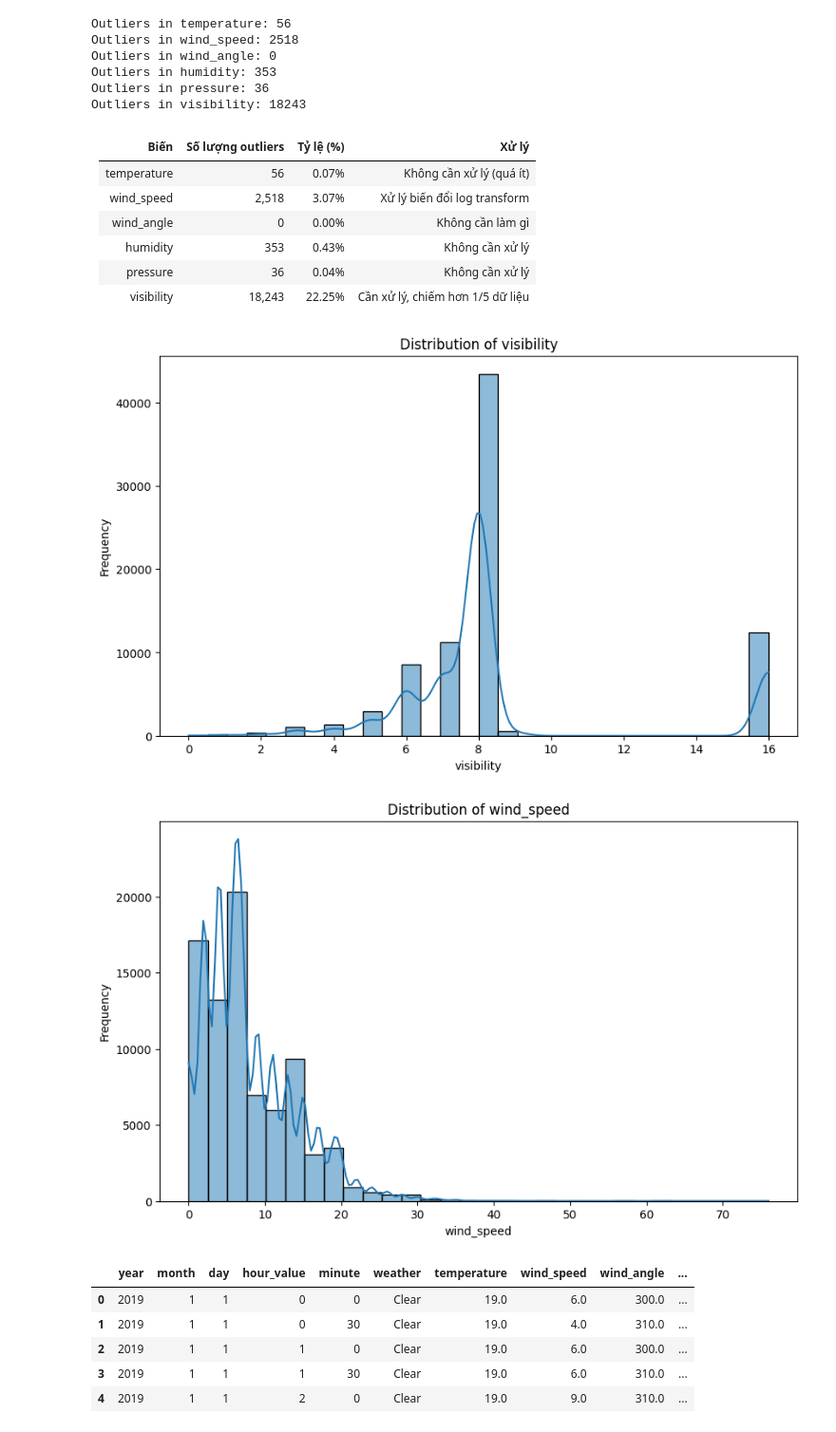
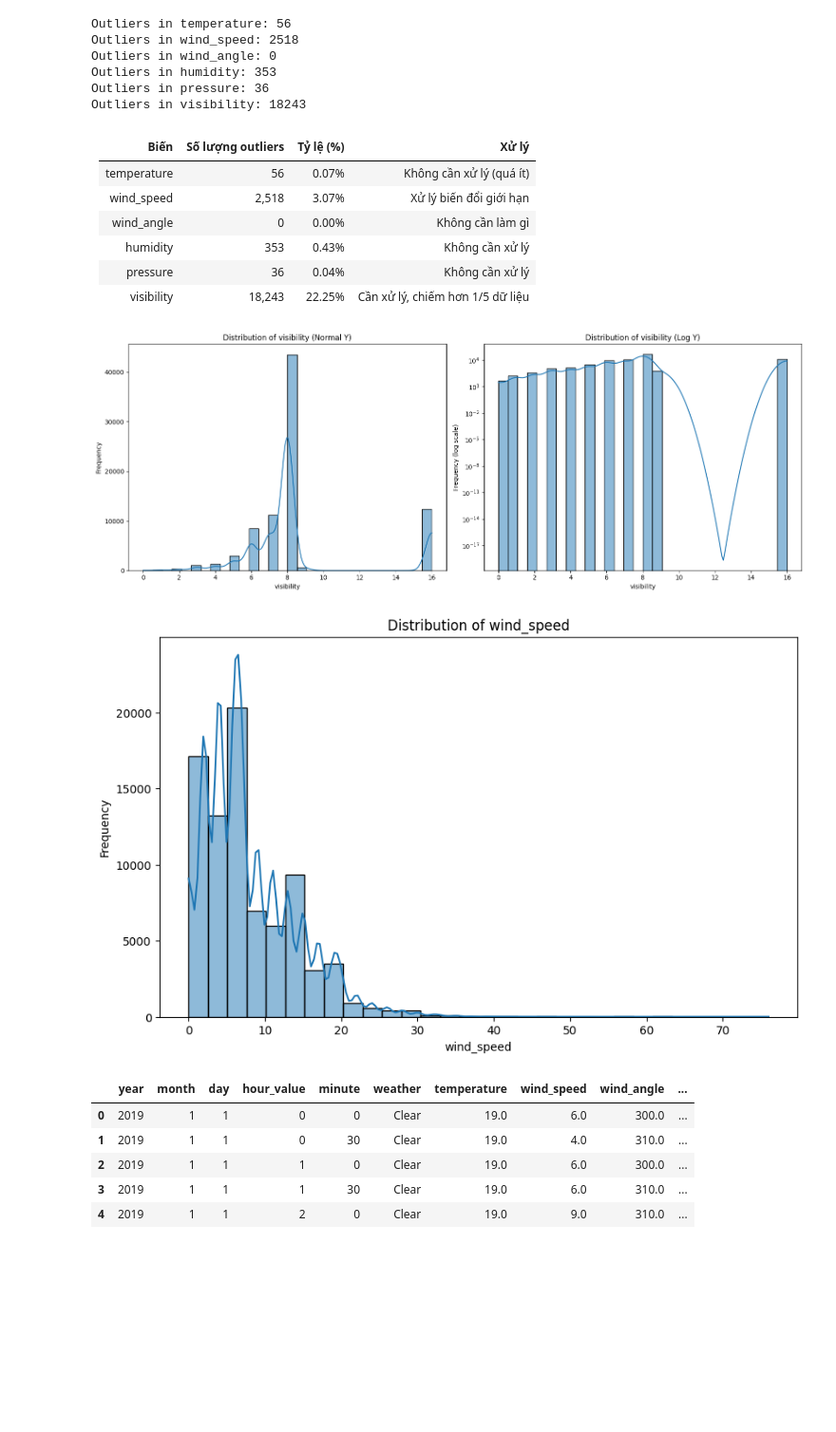
Before and after one commit to WinG-282k4/Weather-forecast, a Jupyter notebook: Clean_data.ipynb, the cells around one changed output. Shown: that part at 95% size. Drawn from its saved outputs; the diff is of its cells as text; code cells hidden in the pictures; blank space fills up the shorter version.

```diff
--- a/Clean_data.ipynb
+++ b/Clean_data.ipynb
@@ -56,7 +56,7 @@ def simplify_weather(desc):
     elif any(keyword in desc for keyword in ["overcast", "broken clouds", "scattered clouds", "mostly cloudy","more clouds than sun"]):
         return "Cloudy"
 
-    elif any(keyword in desc for keyword in ["clear", "sunny", "hot", "warm", "mild", "passing clouds","partly cloudy"]):
+    elif any(keyword in desc for keyword in ["clear", "sunny", "hot", "warm", "mild", "passing clouds","partly cloudy", "low clouds"]):
         return "Clear"
 
     else:
@@ -148,7 +148,7 @@ Outliers in visibility: 18243
 | Biến         | Số lượng outliers | Tỷ lệ (%) | Xử lý                                 |
 |--------------|-------------------|-----------|----------------------------------------|
 | temperature  | 56                | 0.07%     | Không cần xử lý (quá ít)               |
-| wind_speed   | 2,518             | 3.07%     | Xử lý biến đổi log transform           |
+| wind_speed   | 2,518             | 3.07%     | Xử lý biến đổi giới hạn          |
 | wind_angle   | 0                 | 0.00%     | Không cần làm gì                       |
 | humidity     | 353               | 0.43%     | Không cần xử lý                        |
 | pressure     | 36                | 0.04%     | Không cần xử lý                        |
@@ -156,20 +156,41 @@ Outliers in visibility: 18243
 # %%
 import seaborn as sns
 import matplotlib.pyplot as plt
 
 # Vẽ biểu đồ phân phối cho các biến số
 def plot_distribution(df, column):
     plt.figure(figsize=(10, 6))
     sns.histplot(df[column], bins=30, kde=True)
     plt.title(f'Distribution of {column}')
     plt.xlabel(column)
     plt.ylabel('Frequency')
     plt.show()
 
-plot_distribution(df_train, 'visibility')
+def plot_distribution_log(df, column):
+    plt.figure(figsize=(16, 6))
+
+    # Biểu đồ thường
+    plt.subplot(1, 2, 1)
+    sns.histplot(df[column], bins=30, kde=True)
+    plt.title(f'Distribution of {column} (Normal Y)')
+    plt.xlabel(column)
+    plt.ylabel('Frequency')
+
+    # Biểu đồ với log trục Y
+    plt.subplot(1, 2, 2)
+    sns.histplot(df[column], bins=30, kde=True)
+    plt.yscale('log')
+    plt.title(f'Distribution of {column} (Log Y)')
+    plt.xlabel(column)
+    plt.ylabel('Frequency (log scale)')
+
+    plt.tight_layout()
+    plt.show()
+
+plot_distribution_log(df_train, 'visibility')
 plot_distribution(df_train, 'wind_speed')
 # %% [output]
-[figure, old version]
+[figure, new version]
 [figure]
 # %%
 # 1. Winsorize wind_speed (giới hạn trong khoảng [Q1 - 1.5*IQR, Q3 + 1.5*IQR])
```
Also changed, not shown: parts of 4 cells of this notebook, 2 other files.
